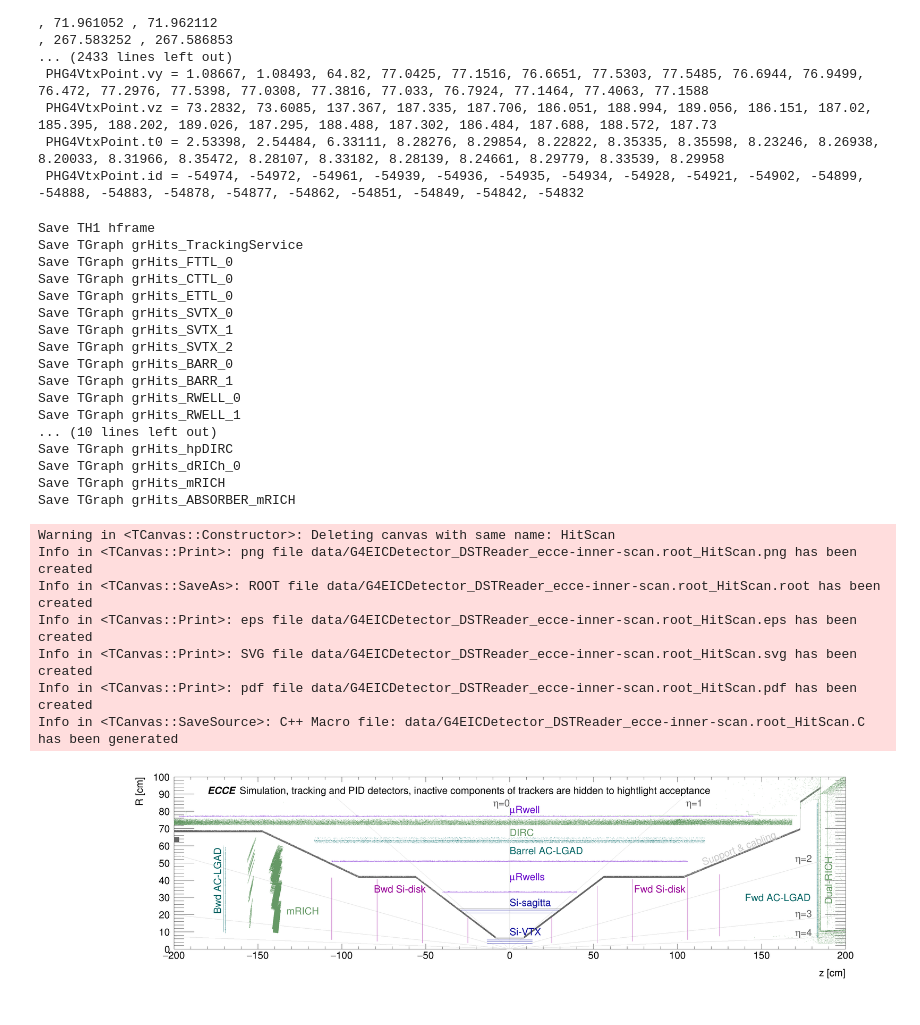
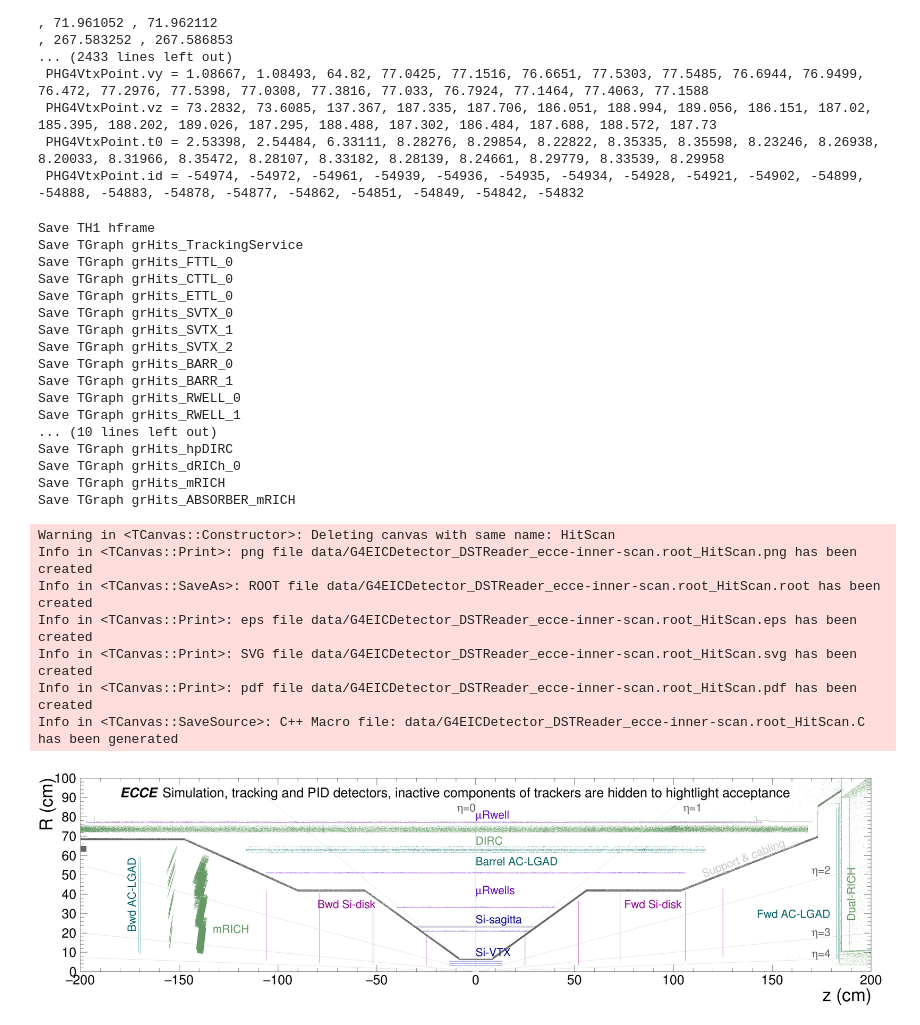
Before and after one commit to blackcathj/macros-1, a Jupyter notebook: detectors/EICDetector/Plot.ipynb, the cells around one changed output. Drawn from its saved outputs; the diff is of its cells as text; code cells hidden in the pictures.

```diff
--- a/detectors/EICDetector/Plot.ipynb
+++ b/detectors/EICDetector/Plot.ipynb
@@ -211,15 +211,26 @@ TLine * DrawEta(double eta)
     const char *hist_name_prefix = "HitScan";
     auto c1 = new TCanvas(TString("HitScan") ,
                         TString("HitScan"),
-                        3600, 950);
+                        3600, 1050);
 
-    TH1 * hFrame = gPad->DrawFrame(-200, 0, 200, 100,";z [cm];R [cm]");
-    hFrame->GetYaxis()->SetTitleOffset(.5) ;
+    gPad->SetLeftMargin(.05);
+    gPad->SetRightMargin(.02);
+    gPad->SetBottomMargin(.15);
+
+    TH1 * hFrame = gPad->DrawFrame(-200, 0, 200, 100,";z (cm);R (cm)");
+    hFrame->GetYaxis()->SetTitleOffset(.3) ;
+    hFrame->GetXaxis()->SetTitleOffset(.8) ;
+    hFrame->GetYaxis()->SetLabelSize(0.06);
+    hFrame->GetXaxis()->SetLabelSize(0.06);
+    hFrame->GetYaxis()->SetTitleSize(0.08);
+    hFrame->GetXaxis()->SetTitleSize(0.08);
+    hFrame->GetYaxis()->SetTickLength(0.01);
 
     // t = new TLatex(-180,90,"#it{#bf{ECCE}} Simulation, prop.5 Oct-Concept, active vol. of tracker and passive vol. of support and PID");
     t = new TLatex(-180,90,"#it{#bf{ECCE}} Simulation, tracking and PID detectors, inactive components of trackers are hidden to hightlight acceptance");
     t->SetTextAlign(11);
     t->SetTextColor(kBlack);
+    t->SetTextSize(0.06);
     t->Draw();
 
     DrawEta(0);
@@ -344,31 +355,31 @@ TLine * DrawEta(double eta)
 
 
     SaveCanvas(c1, TString(qa_file_new->GetName()) + TString("_") + TString(c1->GetName()), true);
     c1->Draw();
 }
 # %% [output]
 Save TH1 hframe
 Save TGraph grHits_TrackingService
 Save TGraph grHits_FTTL_0
 Save TGraph grHits_CTTL_0
 Save TGraph grHits_ETTL_0
 Save TGraph grHits_SVTX_0
 Save TGraph grHits_SVTX_1
 Save TGraph grHits_SVTX_2
 Save TGraph grHits_BARR_0
 Save TGraph grHits_BARR_1
 Save TGraph grHits_RWELL_0
 Save TGraph grHits_RWELL_1
 ... (10 lines left out)
 Save TGraph grHits_hpDIRC
 Save TGraph grHits_dRICh_0
 Save TGraph grHits_mRICH
 Save TGraph grHits_ABSORBER_mRICH
 Warning in <TCanvas::Constructor>: Deleting canvas with same name: HitScan
 Info in <TCanvas::Print>: png file data/G4EICDetector_DSTReader_ecce-inner-scan.root_HitScan.png has been created
 Info in <TCanvas::SaveAs>: ROOT file data/G4EICDetector_DSTReader_ecce-inner-scan.root_HitScan.root has been created
 Info in <TCanvas::Print>: eps file data/G4EICDetector_DSTReader_ecce-inner-scan.root_HitScan.eps has been created
 Info in <TCanvas::Print>: SVG file data/G4EICDetector_DSTReader_ecce-inner-scan.root_HitScan.svg has been created
 Info in <TCanvas::Print>: pdf file data/G4EICDetector_DSTReader_ecce-inner-scan.root_HitScan.pdf has been created
 Info in <TCanvas::SaveSource>: C++ Macro file: data/G4EICDetector_DSTReader_ecce-inner-scan.root_HitScan.C has been generated
-[figure, old version]
+[figure, new version]
```
Also changed, not shown: parts of 2 cells of this notebook.
